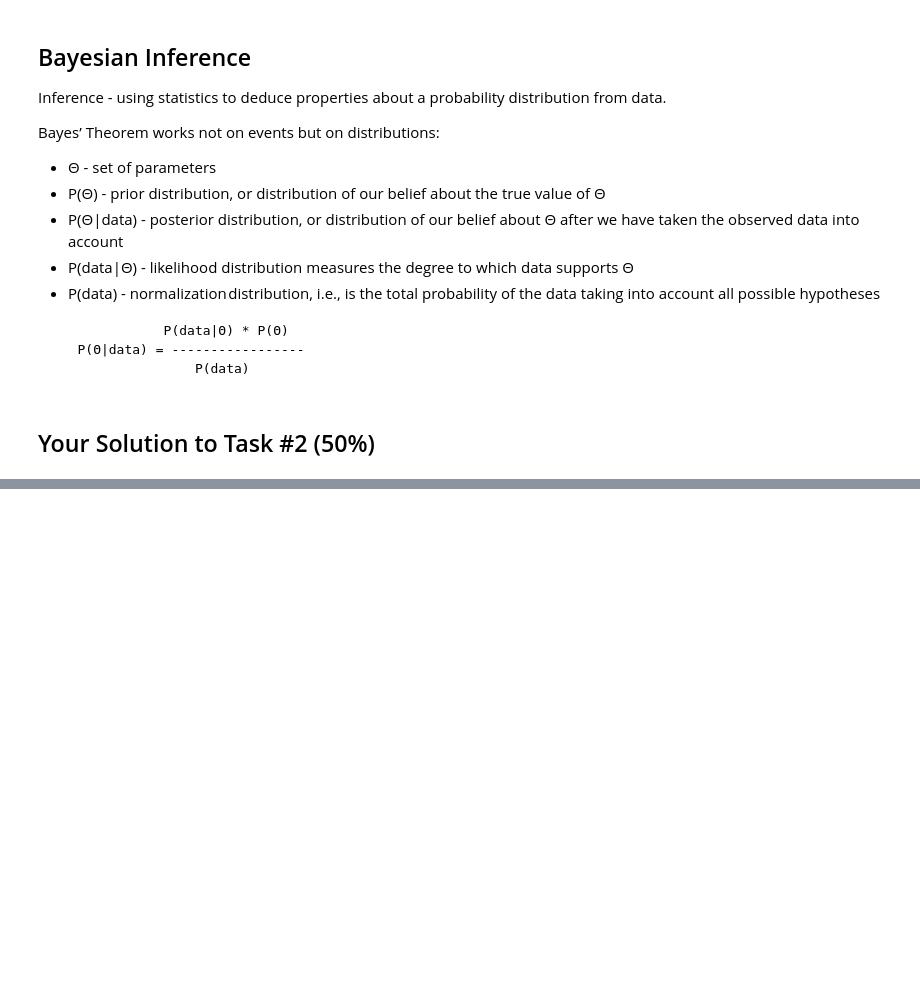
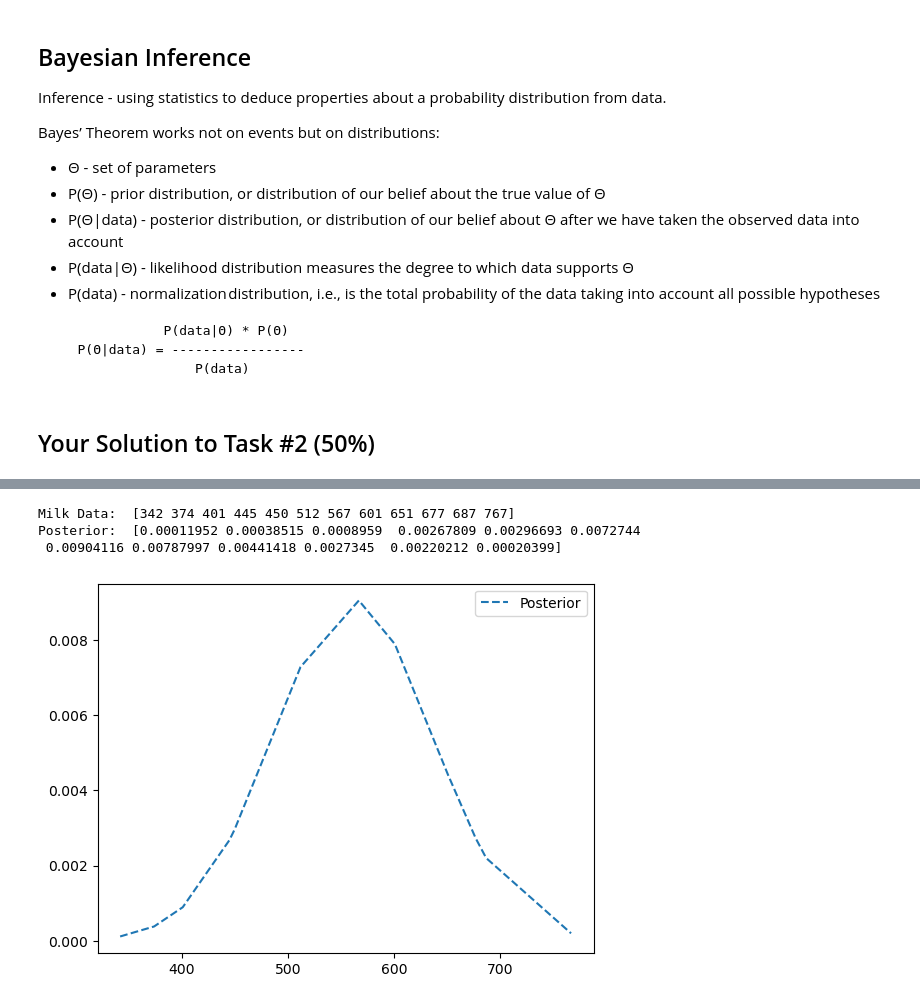
Before and after one commit to BuiHoangTu/ul.cs6462-probalistic-ai, a Jupyter notebook: Assignment_1.ipynb, the cells around one changed output, grey strips where cells are left out. Cells and saved outputs as stored; diff of their text form; code cells hidden in the pictures; blank space fills up the shorter version.

```diff
--- a/Assignment_1.ipynb
+++ b/Assignment_1.ipynb
@@ -285,0 +284,14 @@ Posterior mean (expected milk production): 542.28 liters
+# %%
+pPrior = extractProbability(milk_data, prior, limerick_min)
+pNormSample = extractProbability(milk_data, pNorm, limerick_min)
+
+posterior = pLikelihood * pPrior / pNormSample
+plt.plot(milk_data, posterior, "--", label="Posterior")
+plt.legend()
+
+plt.show()
+# %% [output]
+Milk Data:  [342 374 401 445 450 512 567 601 651 677 687 767]
+Posterior:  [0.00011952 0.00038515 0.0008959  0.00267809 0.00296693 0.0072744
+ 0.00904116 0.00787997 0.00441418 0.0027345  0.00220212 0.00020399]
+[figure, added]
```
Also changed, not shown: parts of 5 cells of this notebook.
